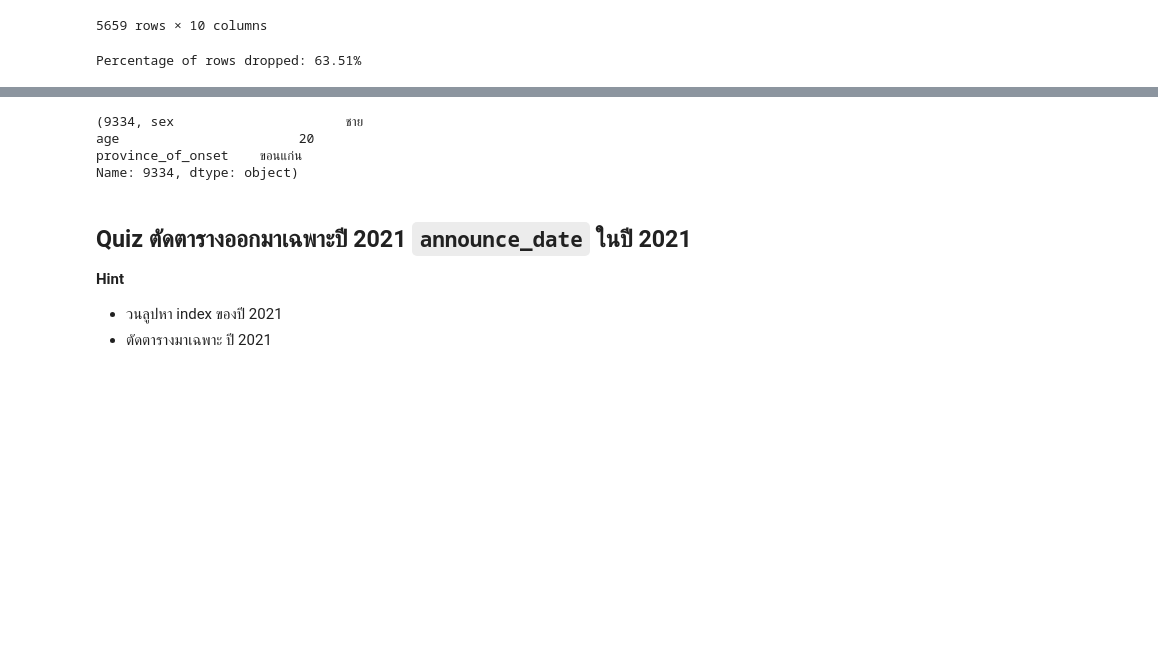
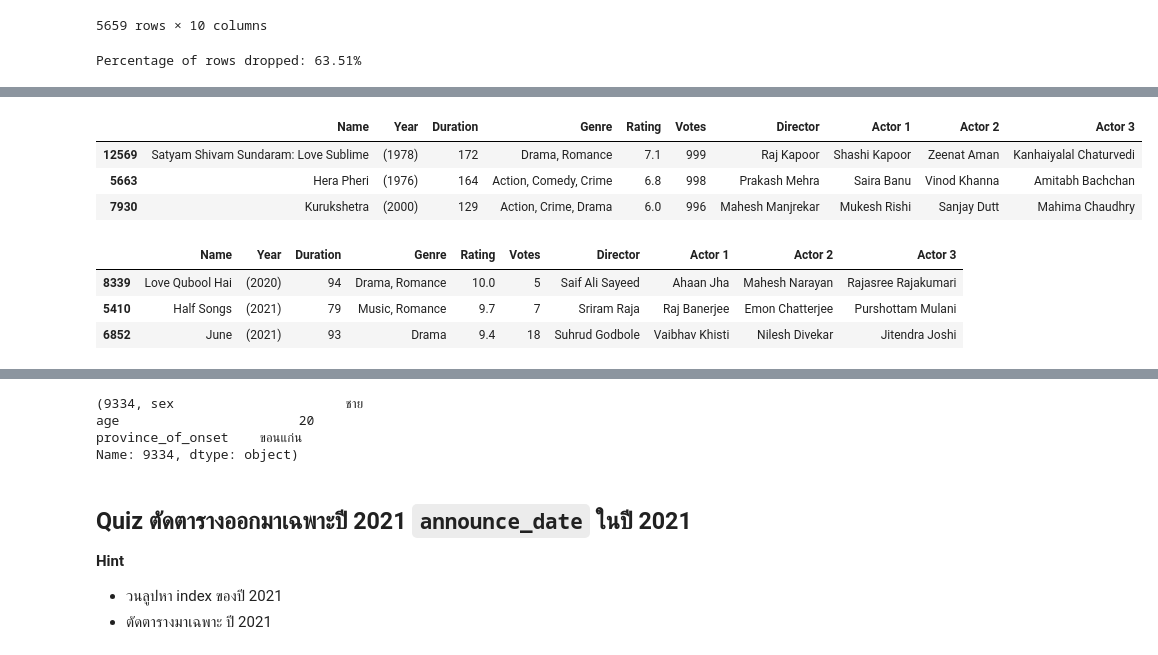
Before and after one commit to Earth15145/Python_dataviz2024, a Jupyter notebook: Copy_of_Pandas_101.ipynb, the cells around one changed output, grey strips where cells are left out. Saved outputs shown, nothing was run; the diff lists cells and outputs as text; code cells hidden in the pictures; blank space fills up the shorter version.

```diff
--- a/Copy_of_Pandas_101.ipynb
+++ b/Copy_of_Pandas_101.ipynb
@@ -738,3 +770,23 @@ movie_df
+# %%
+# เรียงลำดับ DataFrame ตามคอลัมน์ Votes จากมากไปน้อยและแสดง 3 อันดับแรก
+top_3_votes = movie_df.sort_values(by='Votes', ascending=False).head(3)
+
+# เรียงลำดับ DataFrame ตามคอลัมน์ Rating จากมากไปน้อยและแสดง 3 อันดับแรก
+top_3_rating = movie_df.sort_values(by='Rating', ascending=False).head(3)
+# %%
+top_3_votes
+# %% [output]
+|  | Name | Year | Duration | Genre | Rating | Votes | Director | Actor 1 | Actor 2 | Actor 3 |
+| 12569 | Satyam Shivam Sundaram: Love Sublime | (1978) | 172 | Drama, Romance | 7.1 | 999 | Raj Kapoor | Shashi Kapoor | Zeenat Aman | Kanhaiyalal Chaturvedi |
+| 5663 | Hera Pheri | (1976) | 164 | Action, Comedy, Crime | 6.8 | 998 | Prakash Mehra | Saira Banu | Vinod Khanna | Amitabh Bachchan |
+| 7930 | Kurukshetra | (2000) | 129 | Action, Crime, Drama | 6.0 | 996 | Mahesh Manjrekar | Mukesh Rishi | Sanjay Dutt | Mahima Chaudhry |
+# %%
+top_3_rating
+# %% [output]
+|  | Name | Year | Duration | Genre | Rating | Votes | Director | Actor 1 | Actor 2 | Actor 3 |
+| 8339 | Love Qubool Hai | (2020) | 94 | Drama, Romance | 10.0 | 5 | Saif Ali Sayeed | Ahaan Jha | Mahesh Narayan | Rajasree Rajakumari |
+| 5410 | Half Songs | (2021) | 79 | Music, Romance | 9.7 | 7 | Sriram Raja | Raj Banerjee | Emon Chatterjee | Purshottam Mulani |
+| 6852 | June | (2021) | 93 | Drama | 9.4 | 18 | Suhrud Godbole | Vaibhav Khisti | Nilesh Divekar | Jitendra Joshi |
 # %%
 for each_row in range(this_data.shape[0]):
     if (this_data.iloc[each_row,1] == 20) and (this_data.iloc[each_row,2] == 'ขอนแก่น'):  #each_row คือ ตัวเลข
```
Also changed, not shown: parts of 6 cells of this notebook.
